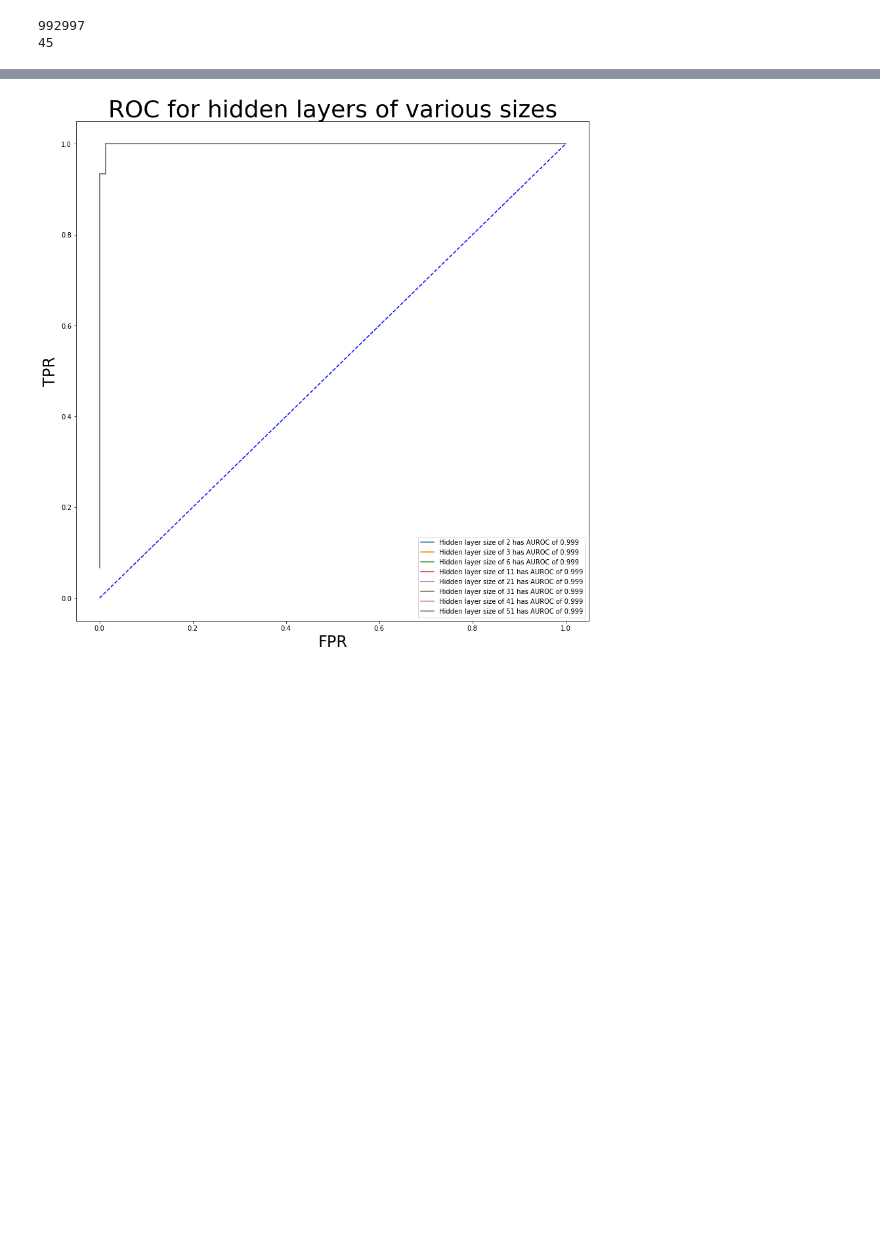
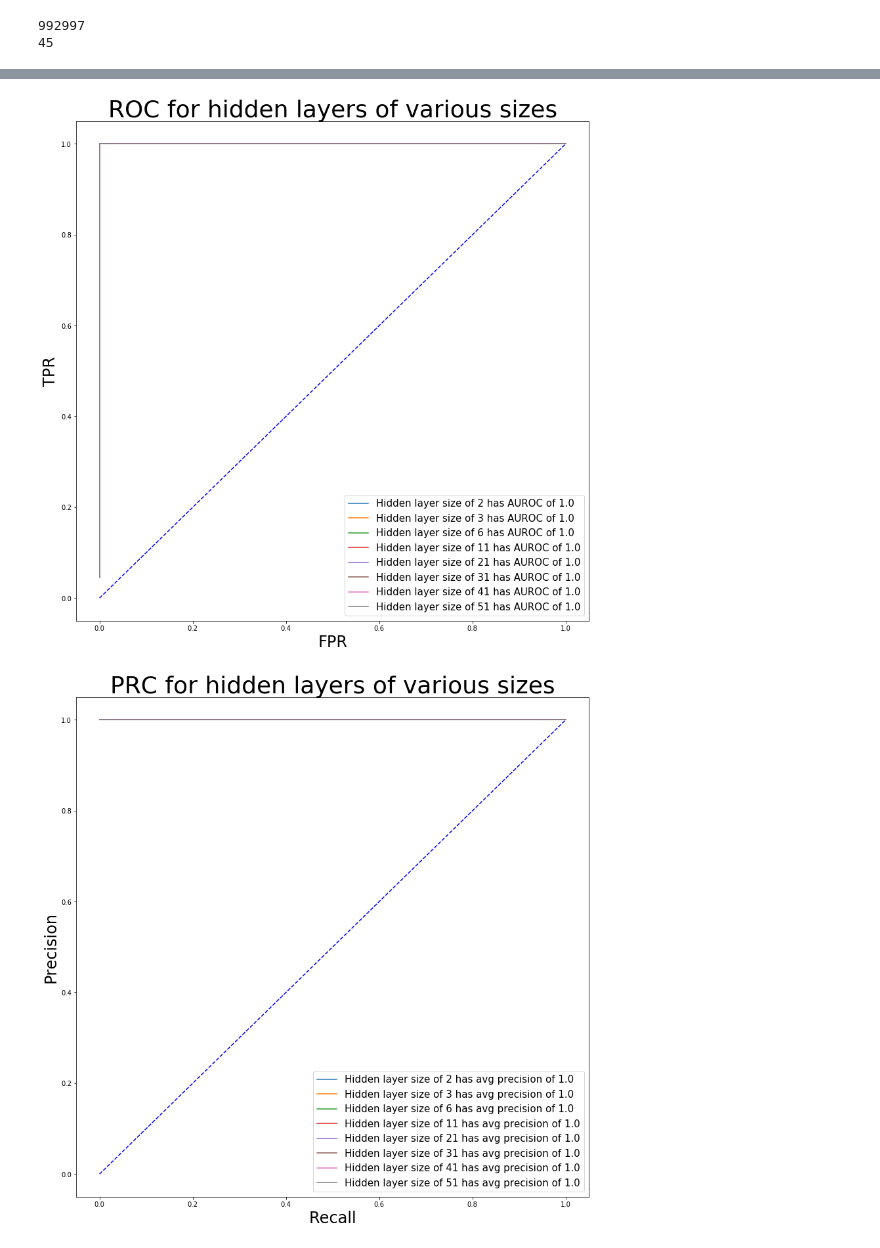
Before and after one commit to greyson9/final_project, a Jupyter notebook: Algorithms Final Project.ipynb, the cells around one changed output, grey strips where cells are left out. Saved outputs shown, nothing was run; the diff lists cells and outputs as text; code cells hidden in the pictures; blank space fills up the shorter version.

```diff
--- a/Algorithms Final Project.ipynb
+++ b/Algorithms Final Project.ipynb
@@ -110,7 +110,7 @@ print(binary_input)
 layer_sizes = [n, 3, n]
 # learning_rate = 0.01
 reg_rate = 0.0
-num_epochs = 10000
+num_epochs = 4000
 num_batches = 2
 rates = [1.0, 0.1, 0.01, 0.001, 0.0001]
 rates_around1 = [10.0, 8.0, 6.0, 4.0, 2.0, 1.0, 0.5, 0.1]
@@ -312,44 +319,63 @@ for sse in sse_list:
 # %%
 # create lists to store fprs, tprs, and thresholds for all sets of weights and biases
 fpr_list = []
 tpr_list = []
 thresh_list = []
 auc_list = []
 for weights, biases in zip(weights_list, biases_list):
     fpr, tpr, threshs = skm.roc_curve(
         np.array([[x[1]] for x in test_set]).T[0], feed_forward(
             weights, biases, np.array([x[0] for x in test_set]).T)[0], pos_label=1)
     fpr_list.append(fpr)
     tpr_list.append(tpr)
     thresh_list.append(threshs)
     auc_list.append(
         skm.roc_auc_score(np.array([[x[1]] for x in test_set]).T[0], feed_forward(
             weights, biases, np.array([x[0] for x in test_set]).T)[0]))
 
 plt.close()
 plt.figure(figsize=(14, 14))
 for hn_size, fpr, tpr, auc in zip(hidden_layers, fpr_list, tpr_list, auc_list):
     plt.plot(fpr, tpr, '-', label = 'Hidden layer size of ' + str(hn_size) + ' has AUROC of ' + str(np.round(auc, 3)))
 plt.plot([0, 1], [0, 1], 'b--')
 plt.title('ROC for hidden layers of various sizes', size=36)
 plt.xlabel('FPR', size=24)
 plt.ylabel('TPR', size=24)
-plt.legend()
+plt.legend(prop={'size':15})
 plt.show()
 plt.close()
-# precis, recall, prc_threshs = skm.precision_recall_curve(np.array([[x[1]] for x in test_set]).T[0], feed_forward(weights, biases,
-#                             np.array([x[0] for x in test_set]).T)[0], pos_label=1)
-# plt.close()
-# plt.figure(figsize=(14, 14))
-# plt.plot(recall, precis, 'k-')
-# plt.plot([0, 1], [1, 0], 'b--')
-# plt.title('PRC for a single hidden layer of 51 nodes', size=36)
-# plt.xlabel('Recall', size=24)
-# plt.ylabel('Precision', size=24)
-# plt.show()
-# plt.close()
+
+precis_list = []
+recall_list = []
+prc_thresh_list = []
+avg_precision_list = []
+for weights, biases in zip(weights_list, biases_list):
+    precis, recall, prc_thresh = skm.precision_recall_curve(
+        np.array([[x[1]] for x in test_set]).T[0], feed_forward(weights, biases,
+                            np.array([x[0] for x in test_set]).T)[0], pos_label=1)
+    precis_list.append(precis)
+    recall_list.append(recall)
+    prc_thresh_list.append(prc_thresh)
+    avg_precision_list.append(
+        skm.average_precision_score(np.array([[x[1]] for x in test_set]).T[0], feed_forward(
+            weights, biases, np.array([x[0] for x in test_set]).T)[0], average='weighted', sample_weight=None))
+
+
+plt.close()
+plt.figure(figsize=(14, 14))
+for hn_size, precis, recall, avg_prc in zip(hidden_layers, precis_list, recall_list, avg_precision_list):
+    plt.plot(recall, precis, '-',
+             label = 'Hidden layer size of ' + str(hn_size) + ' has avg precision of ' + str(np.round(avg_prc, 3)))
+plt.plot([0, 1], [0, 1], 'b--')
+plt.title('PRC for hidden layers of various sizes', size=36)
+plt.xlabel('Recall', size=24)
+plt.ylabel('Precision', size=24)
+plt.legend(prop={'size':15})
+plt.show()
+plt.close()
 # %% [output]
-[figure, old version]
+[figure, new version]
+[figure, added]
 # %%
 validation_seqs = read_txt('./data/rap1-lieb-test.txt')
 validation_binary = np.array([dna_to_binary(x) for x in validation_seqs])
```
Also changed, not shown: parts of 6 cells of this notebook, 11 other files.
